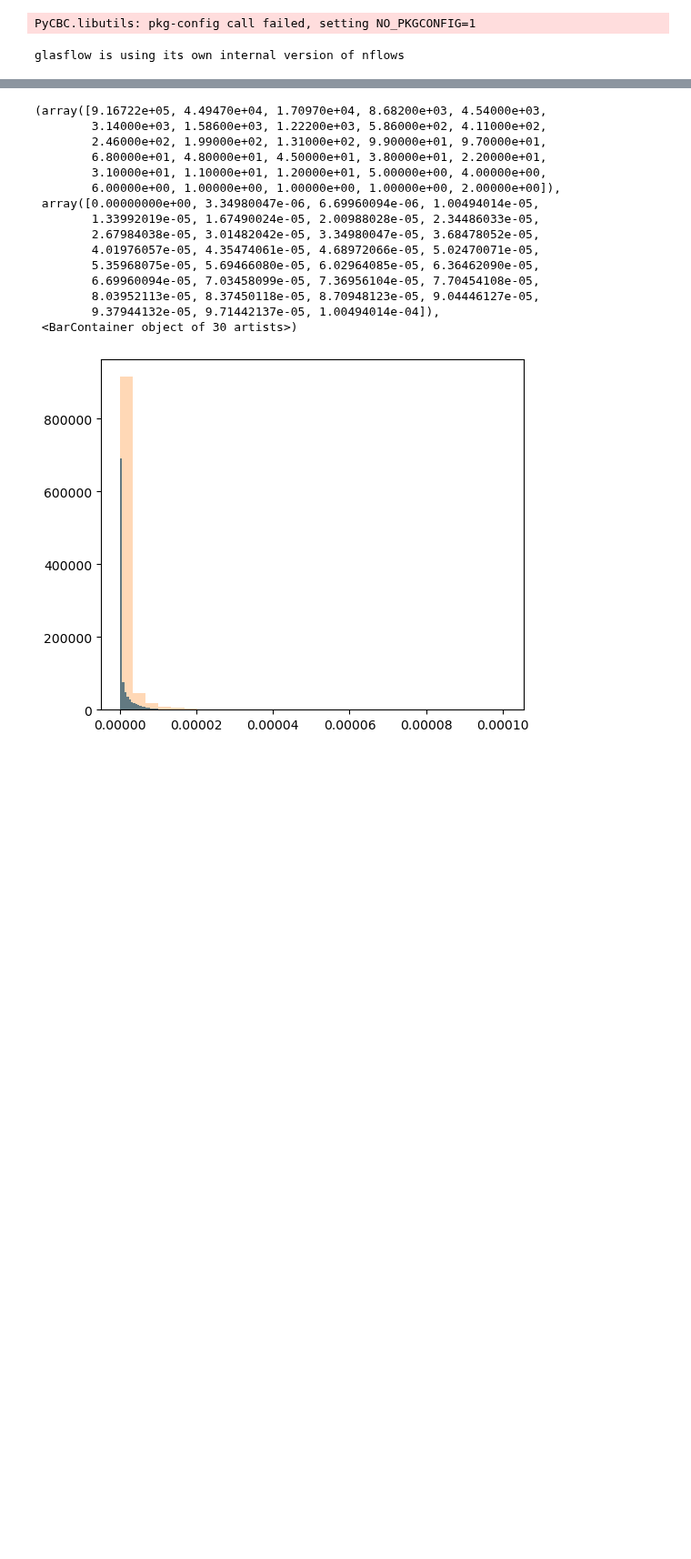
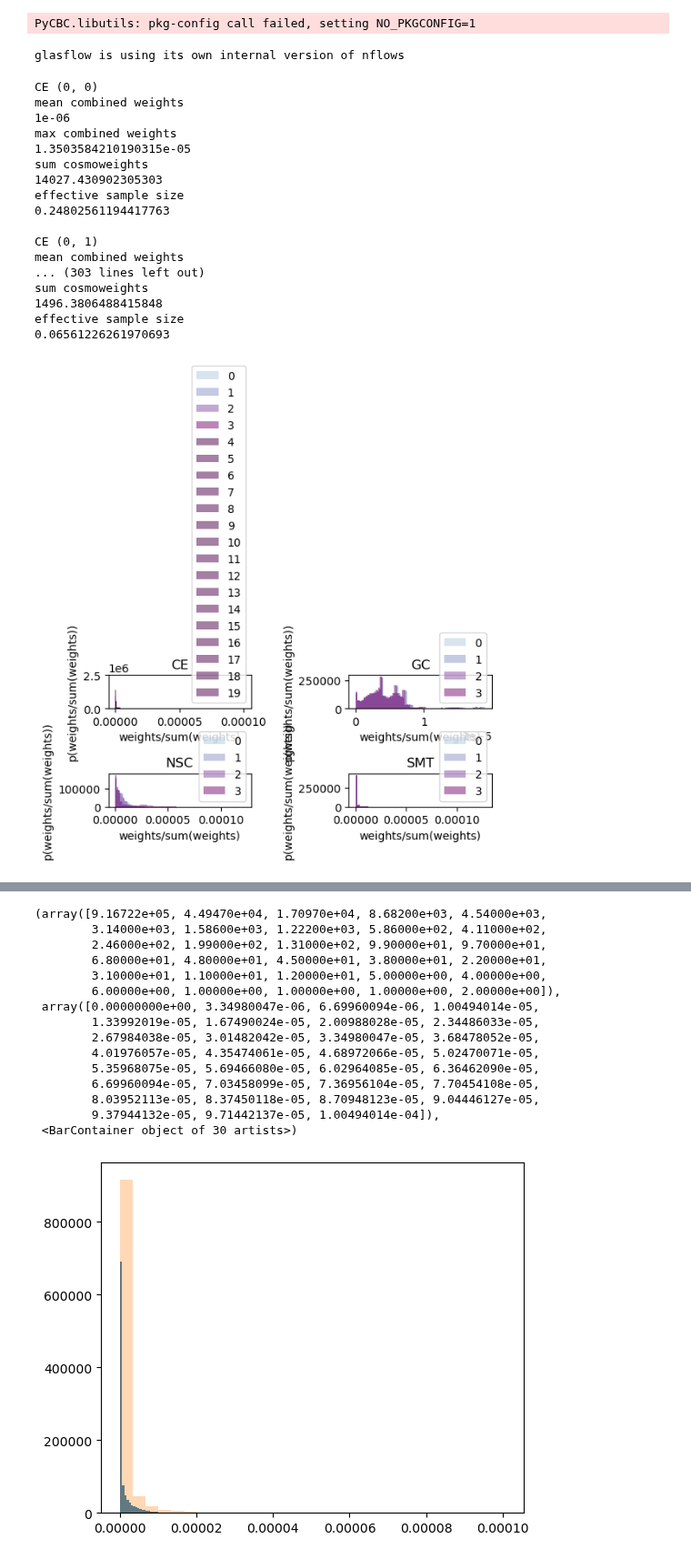
Before and after one commit to scolloms/AMAZE_model_selection, a Jupyter notebook: testing_notebooks/test_weights.ipynb, the cells around one changed output, grey strips where cells are left out. Shown at 91% size. Saved outputs shown, nothing was run; the diff lists cells and outputs as text; code cells hidden in the pictures; blank space fills up the shorter version.

```diff
--- a/testing_notebooks/test_weights.ipynb
+++ b/testing_notebooks/test_weights.ipynb
@@ -17,2 +18,44 @@ params =['mchirp', 'q','chieff', 'z']
 
 model_names, flow = read_models.get_models(file_path, channels, params, use_flows=True, no_bins=[5,4,4,5,4])
+# %%
+nrows, ncols=2,2
+fig = plt.figure()
+for ch, chnl in enumerate(channels):
+    plt.rcParams["figure.figsize"] = (12,10)
+    ax= fig.add_subplot(nrows, ncols, ch+1)
+    for i, (smdl, smdl_weights) in enumerate(flow[chnl].combined_weights.items()):
+        print(chnl, smdl)
+        print('mean combined weights')
+        print(np.mean(smdl_weights))
+        print('max combined weights')
+        print(np.max(smdl_weights))
+        print('sum cosmoweights')
+        print(np.sum(flow[chnl].cosmo_weights[smdl]))
+        print('effective sample size')
+        print((np.sum(smdl_weights)**2)/np.sum(smdl_weights**2)/len(smdl_weights))
+        print()
+        ax.hist(smdl_weights, bins=60, density=True, color=cm.BuPu(i*0.2+0.3), alpha=0.5, label=chi_b[smdl])
+        ax.set_xlabel('weights/sum(weights)')
+        ax.set_ylabel('p(weights/sum(weights))')
+        ax.set_title(chnl)
+        ax.legend()
+fig.tight_layout(pad=1.3)
+# %% [output]
+CE (0, 0)
+mean combined weights
+1e-06
+max combined weights
+1.3503584210190315e-05
+sum cosmoweights
+14027.430902305303
+effective sample size
+0.24802561194417763
+
+CE (0, 1)
+mean combined weights
+... (303 lines left out)
+sum cosmoweights
+1496.3806488415848
+effective sample size
+0.06561226261970693
+[figure, added]
```
Also changed, not shown: parts of 4 cells of this notebook.
